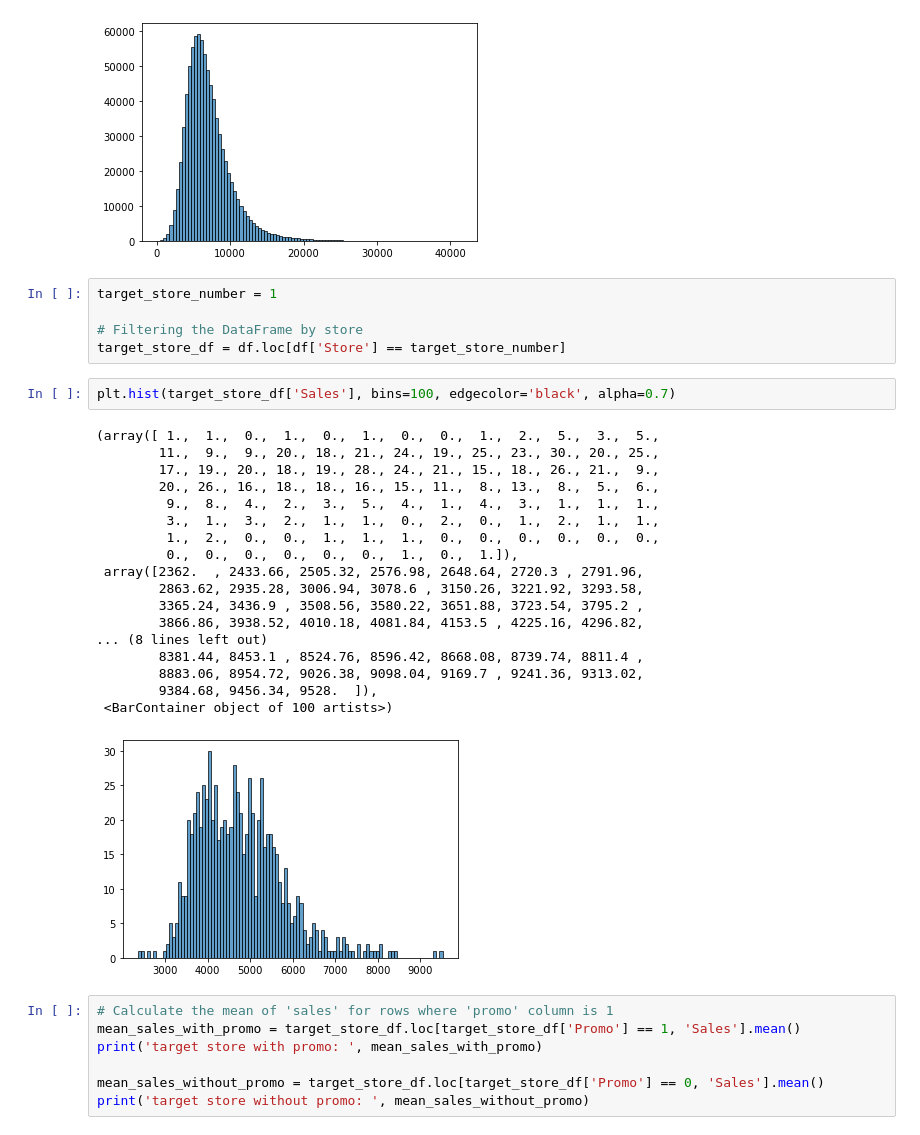
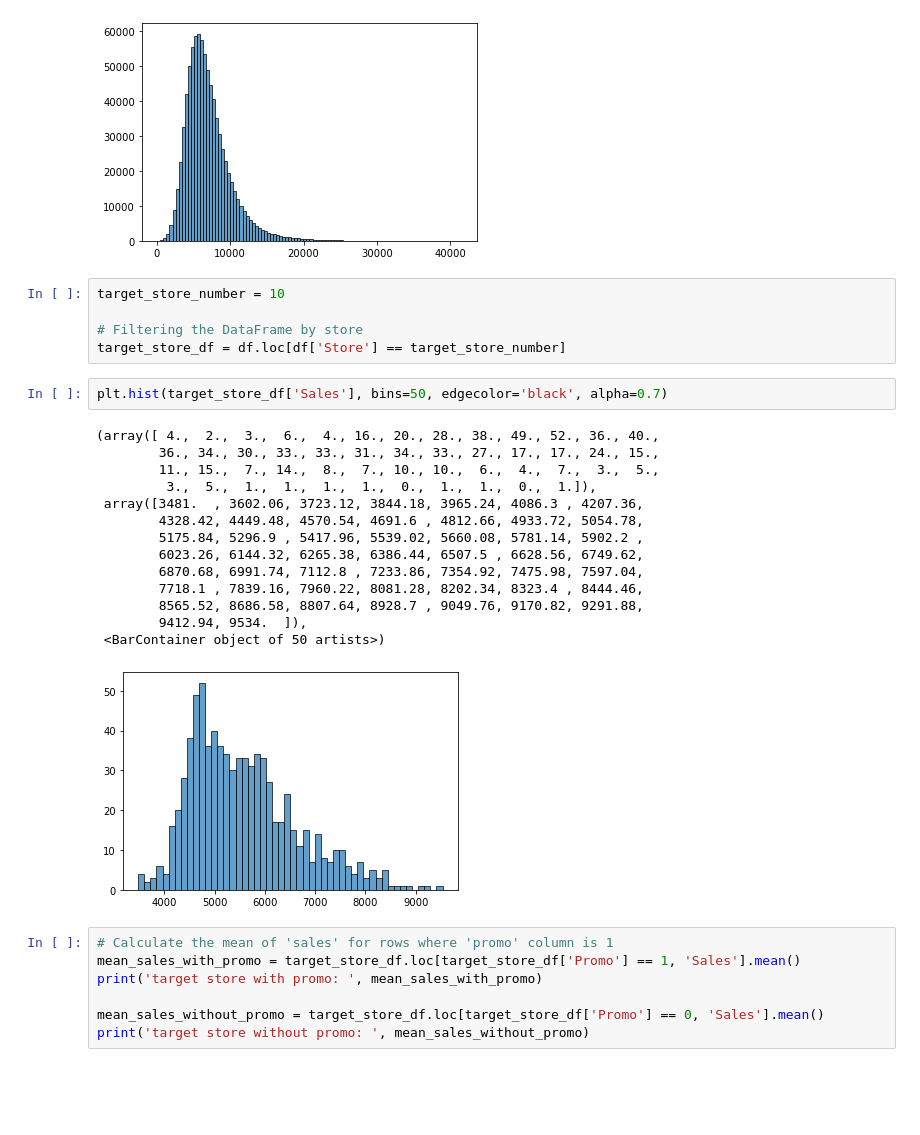
Before and after one commit to kgavahi/rossmann-store-sales, a Jupyter notebook: main.ipynb, the cells around one changed output. Saved outputs shown, nothing was run; the diff lists cells and outputs as text; blank space fills up the shorter version.

```diff
--- a/main.ipynb
+++ b/main.ipynb
@@ -51,31 +51,27 @@ plt.hist(df['Sales'], bins=100, edgecolor='black', alpha=0.7)
  <BarContainer object of 100 artists>)
 [figure]
 # %%
-target_store_number = 1
+target_store_number = 10
 
 # Filtering the DataFrame by store
 target_store_df = df.loc[df['Store'] == target_store_number]
 # %%
-plt.hist(target_store_df['Sales'], bins=100, edgecolor='black', alpha=0.7)
+plt.hist(target_store_df['Sales'], bins=50, edgecolor='black', alpha=0.7)
 # %% [output]
-(array([ 1.,  1.,  0.,  1.,  0.,  1.,  0.,  0.,  1.,  2.,  5.,  3.,  5.,
-        11.,  9.,  9., 20., 18., 21., 24., 19., 25., 23., 30., 20., 25.,
-        17., 19., 20., 18., 19., 28., 24., 21., 15., 18., 26., 21.,  9.,
-        20., 26., 16., 18., 18., 16., 15., 11.,  8., 13.,  8.,  5.,  6.,
-         9.,  8.,  4.,  2.,  3.,  5.,  4.,  1.,  4.,  3.,  1.,  1.,  1.,
-         3.,  1.,  3.,  2.,  1.,  1.,  0.,  2.,  0.,  1.,  2.,  1.,  1.,
-         1.,  2.,  0.,  0.,  1.,  1.,  1.,  0.,  0.,  0.,  0.,  0.,  0.,
-         0.,  0.,  0.,  0.,  0.,  0.,  1.,  0.,  1.]),
- array([2362.  , 2433.66, 2505.32, 2576.98, 2648.64, 2720.3 , 2791.96,
-        2863.62, 2935.28, 3006.94, 3078.6 , 3150.26, 3221.92, 3293.58,
-        3365.24, 3436.9 , 3508.56, 3580.22, 3651.88, 3723.54, 3795.2 ,
-        3866.86, 3938.52, 4010.18, 4081.84, 4153.5 , 4225.16, 4296.82,
-... (8 lines left out)
-        8381.44, 8453.1 , 8524.76, 8596.42, 8668.08, 8739.74, 8811.4 ,
-        8883.06, 8954.72, 9026.38, 9098.04, 9169.7 , 9241.36, 9313.02,
-        9384.68, 9456.34, 9528.  ]),
- <BarContainer object of 100 artists>)
+(array([ 4.,  2.,  3.,  6.,  4., 16., 20., 28., 38., 49., 52., 36., 40.,
+        36., 34., 30., 33., 33., 31., 34., 33., 27., 17., 17., 24., 15.,
+        11., 15.,  7., 14.,  8.,  7., 10., 10.,  6.,  4.,  7.,  3.,  5.,
+         3.,  5.,  1.,  1.,  1.,  1.,  0.,  1.,  1.,  0.,  1.]),
+ array([3481.  , 3602.06, 3723.12, 3844.18, 3965.24, 4086.3 , 4207.36,
+        4328.42, 4449.48, 4570.54, 4691.6 , 4812.66, 4933.72, 5054.78,
+        5175.84, 5296.9 , 5417.96, 5539.02, 5660.08, 5781.14, 5902.2 ,
+        6023.26, 6144.32, 6265.38, 6386.44, 6507.5 , 6628.56, 6749.62,
+        6870.68, 6991.74, 7112.8 , 7233.86, 7354.92, 7475.98, 7597.04,
+        7718.1 , 7839.16, 7960.22, 8081.28, 8202.34, 8323.4 , 8444.46,
+        8565.52, 8686.58, 8807.64, 8928.7 , 9049.76, 9170.82, 9291.88,
+        9412.94, 9534.  ]),
+ <BarContainer object of 50 artists>)
-[figure, old version]
+[figure, new version]
 # %%
 # Calculate the mean of 'sales' for rows where 'promo' column is 1
 mean_sales_with_promo = target_store_df.loc[target_store_df['Promo'] == 1, 'Sales'].mean()
```
Also changed, not shown: parts of 2 cells of this notebook.
